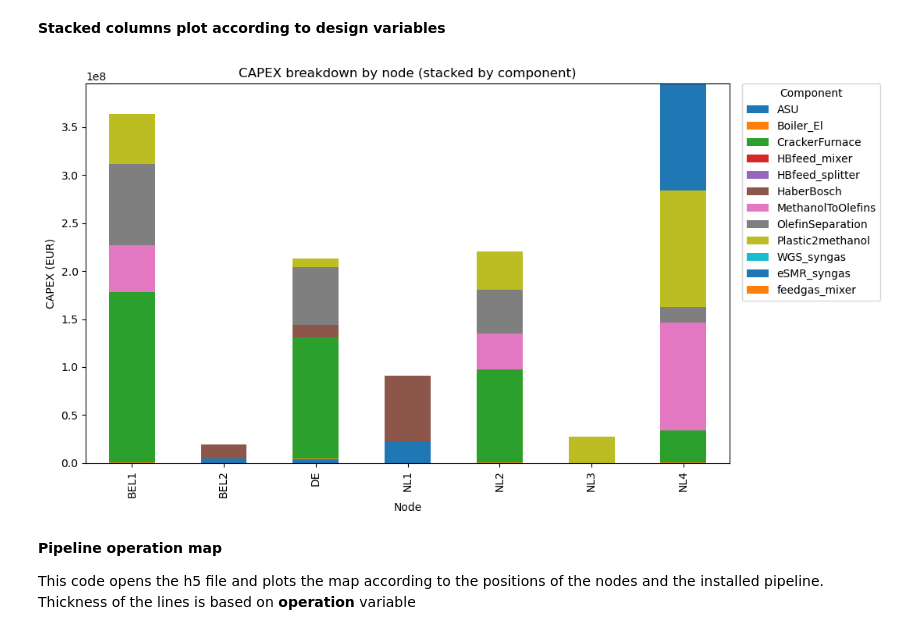
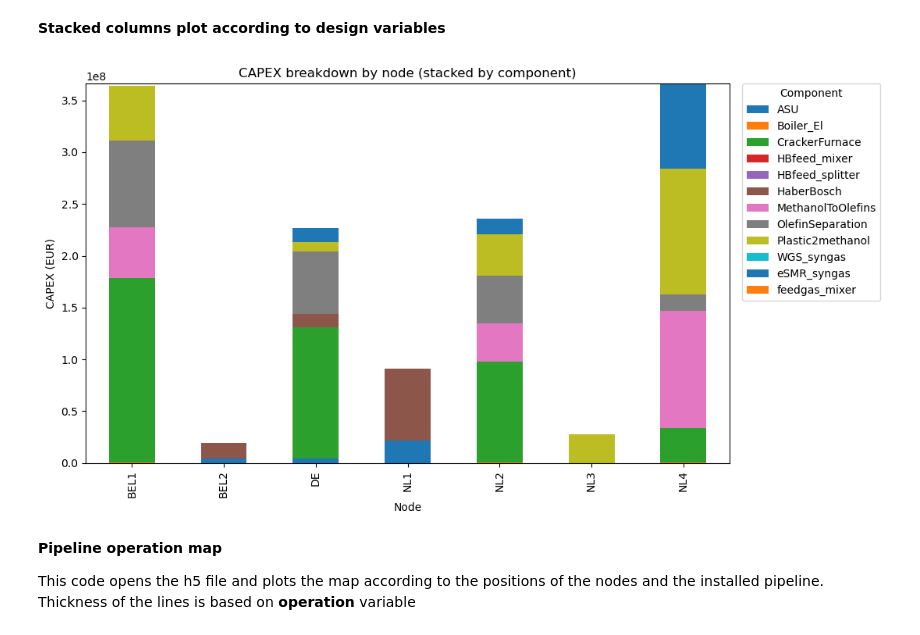
Before and after one commit to AlessandroMagnino/AdOpT-NET0_my, a Jupyter notebook: output_analysers/h5_reader.ipynb, the cells around one changed output. Cells and saved outputs as stored; diff of their text form; code cells hidden in the pictures.

```diff
--- a/output_analysers/h5_reader.ipynb
+++ b/output_analysers/h5_reader.ipynb
@@ -534,35 +534,35 @@ def plot_stacked_capex_by_node(df: pd.DataFrame,
     ax.set_xlabel("Node")
     ax.set_title("CAPEX breakdown by node (stacked by component)")
     ax.legend(title="Component", bbox_to_anchor=(1.02, 1), loc="upper left", borderaxespad=0)
 
     plt.tight_layout()
     plt.show()
 
 # Main
-h5_path = r"output\CO2_transport_20260216105501-1\optimization_results.h5"
+h5_path = r"output\backbone_20260217153129-1\optimization_results.h5"
 year = "2022"
 
 base = create_base_df(h5_path, year=year)
 base_tech = load_technologies_design_results("capex_tot", h5_path, year=year, base_df=base)
 base_ntw = load_networks_design_results("capex", h5_path, year=year, base_df=base)
 
 base_combined = merge_tech_and_ntw(base_tech, base_ntw, dataset_name=("capex_tot", "capex"), column_name="capex")
 
 # In case we want to load size as well (not needed for the plot but maybe useful for other analyses):
 # base = load_design_results("size", h5_path, year=year, base_df=base)
 
 # Node order (optional, can be customized or set to None for default sorting)
 node_order = ["BEL1", "BEL2", "DE", "NL1", "NL2", "NL3", "NL4"]
 
 plot_stacked_capex_by_node(
     base_combined,
     capex_col="capex",
     node_order=node_order,
     top_n_components=None,   # set to something like 10 if the legend explodes
     drop_zeros=True
 )
 # %% [output]
-[figure, old version]
+[figure, new version]
 # %% [markdown]
 **Pipeline operation map**
 
```
Also changed, not shown: parts of 1 cell of this notebook, 9 other files.
